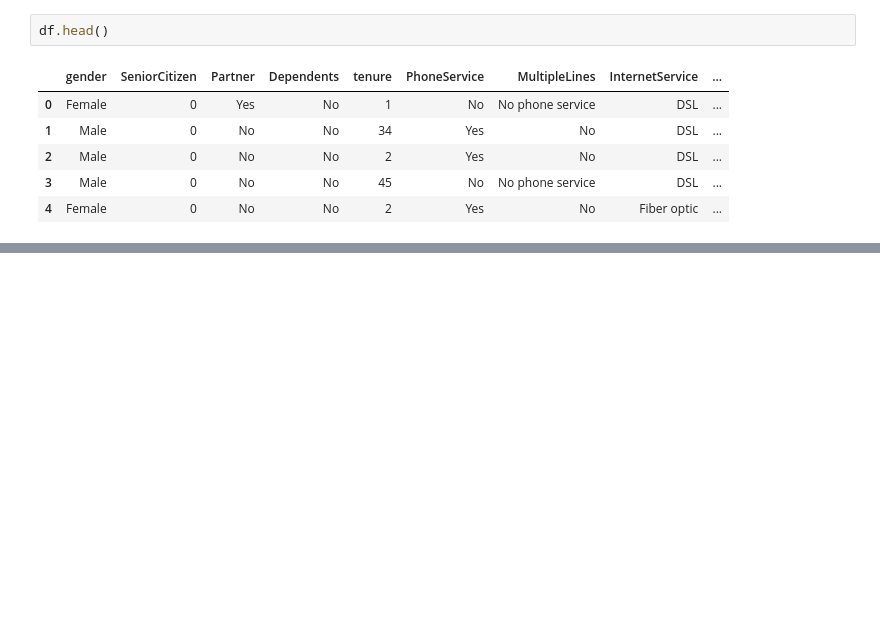
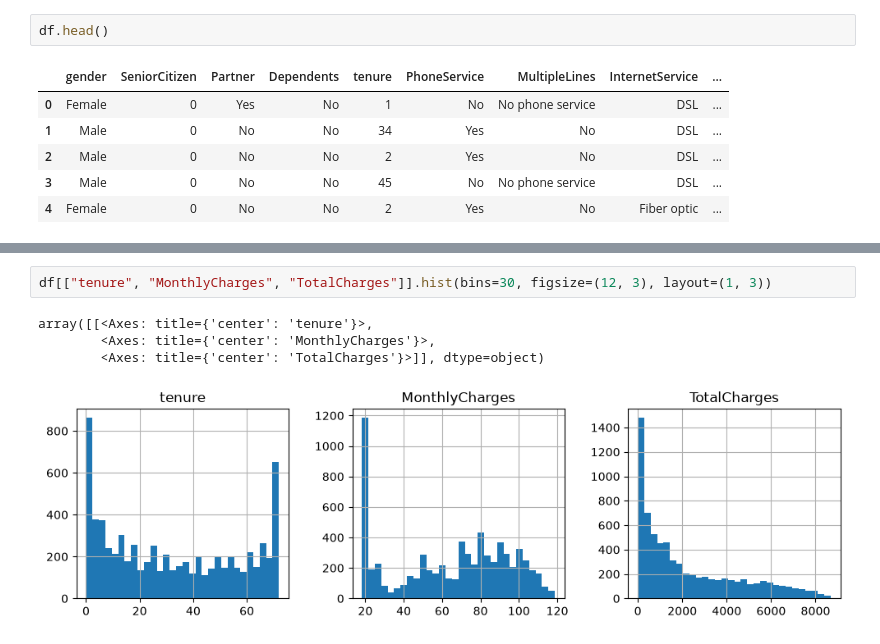
Before and after one commit to wasifhoq/telco-churn-prediction, a Jupyter notebook: notebook/analysis.ipynb, the cells around one changed output, grey strips where cells are left out. Saved outputs shown, nothing was run; the diff lists cells and outputs as text; blank space fills up the shorter version.

```diff
--- a/notebook/analysis.ipynb
+++ b/notebook/analysis.ipynb
@@ -133,0 +156,7 @@ memory usage: 1.1 MB
+# %%
+df[["tenure", "MonthlyCharges", "TotalCharges"]].hist(bins=30, figsize=(12, 3), layout=(1, 3))
+# %% [output]
+array([[<Axes: title={'center': 'tenure'}>,
+        <Axes: title={'center': 'MonthlyCharges'}>,
+        <Axes: title={'center': 'TotalCharges'}>]], dtype=object)
+[figure, added]
```
Also changed, not shown: parts of 8 cells of this notebook, 1 other file.
